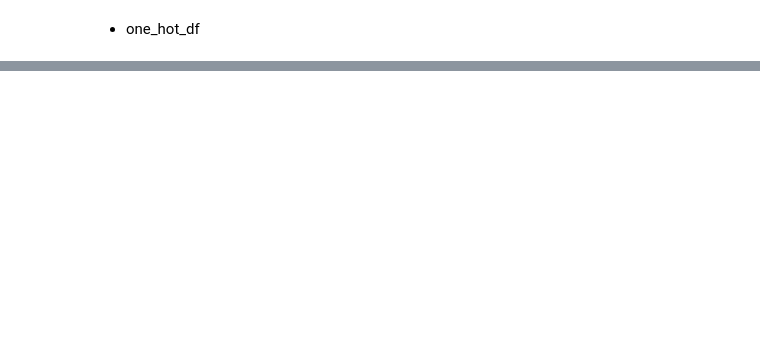
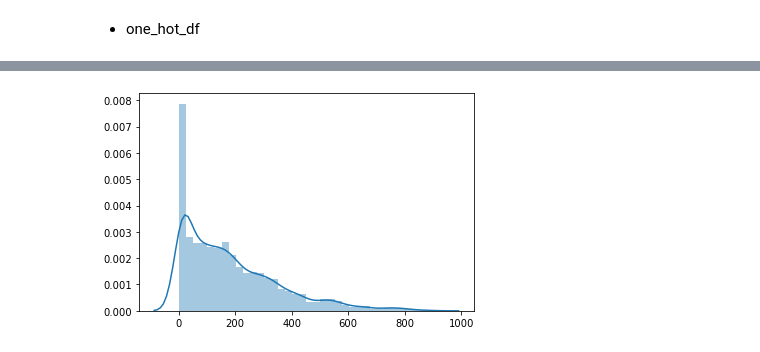
Before and after one commit to PingPingE/Bike-Sharing-Demand, a Jupyter notebook: Bike2.ipynb, the cells around one changed output, grey strips where cells are left out. Cells and saved outputs as stored; diff of their text form; code cells hidden in the pictures; blank space fills up the shorter version.

```diff
--- a/Bike2.ipynb
+++ b/Bike2.ipynb
@@ -835,0 +847,18 @@ mean_absolute_error(y_test_2, pred)
+# %%
+def preprocessing1(data):
+    #datetime 쪼개기
+    data['year'] = data.datetime.apply(lambda x: x.year)
+    data['month'] = data.datetime.apply(lambda x: x.month)
+    data['day'] = data.datetime.apply(lambda x: x.day)
+    data['hour'] = data.datetime.apply(lambda x: x.hour)
+
+    #불필요한 컬럼 없애기
+    data.drop(['datetime'],axis=1 ,inplace = True)
+
+    #컬럼 추가
+    data['temp_error'] = abs(data['temp']-data['atemp'])
+
+    return data
+# %%
+test = pd.read_csv('./Bike/test.csv',parse_dates = ['datetime'])
+test
@@ -835,0 +879,3 @@ mean_absolute_error(y_test_2, pred)
+# %%
+test = preprocessing1(test)
+test
@@ -835,0 +896,7 @@ mean_absolute_error(y_test_2, pred)
+# %%
+pred = np.expm1(lgbm_origin.predict(test[origin_all])) #log1p <-> expm1
+# %%
+sns.distplot(pred)
+plt.show()
+# %% [output]
+[figure, added]
```
Also changed, not shown: parts of 26 cells of this notebook.
